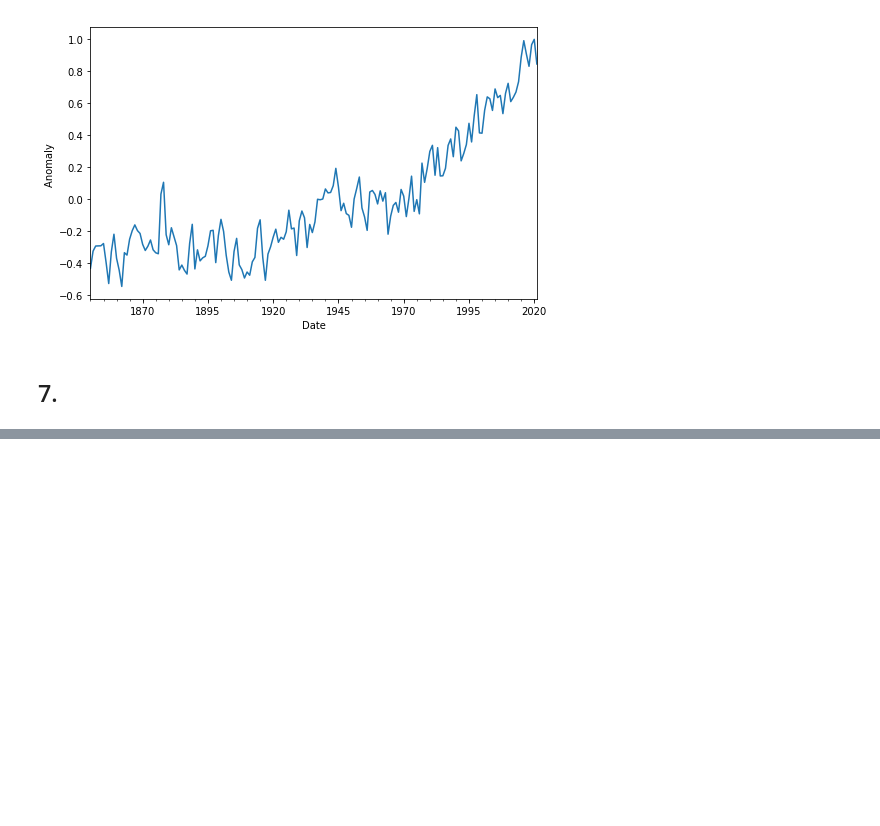
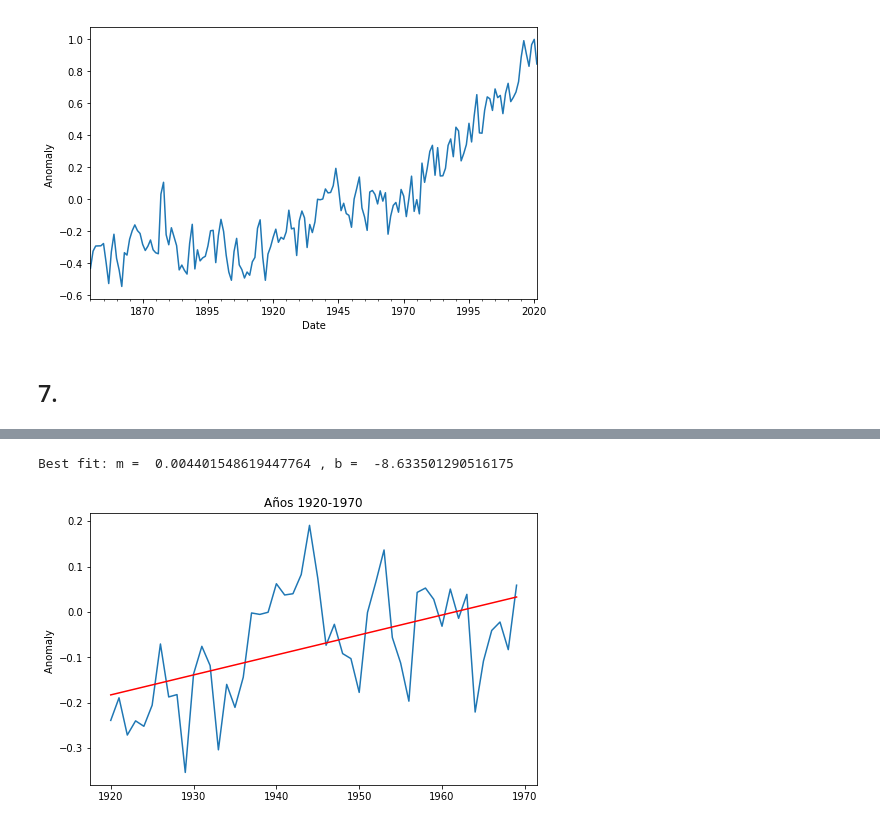
Before and after one commit to hernansalinas/Curso_aprendizaje_estadistico, a Jupyter notebook: Tareas/Restrepo-9709/Laboratorio_1.ipynb, the cells around one changed output, grey strips where cells are left out. Cells and saved outputs as stored; diff of their text form; code cells hidden in the pictures; blank space fills up the shorter version.

```diff
--- a/Tareas/Restrepo-9709/Laboratorio_1.ipynb
+++ b/Tareas/Restrepo-9709/Laboratorio_1.ipynb
@@ -557,0 +656,14 @@ plt.show()
+# %%
+fig = plt.figure(figsize = (8,5))
+T1 = T_serie.loc['1920-01-01':'1970-01-01']
+m, b = np.polyfit(T1['Year'], T1['MonthlyA'], 1)
+
+plt.plot(T1['Year'], T1['MonthlyA'])
+plt.ylabel('Anomaly ')
+plt.plot(T1['Year'], m*T1['Year'] + b, color = 'red')
+print('Best fit: m = ',m,', b = ',b )
+plt.title('Años 1920-1970')
+plt.show()
+# %% [output]
+Best fit: m =  0.004401548619447764 , b =  -8.633501290516175
+[figure, added]
```
Also changed, not shown: parts of 22 cells of this notebook.
